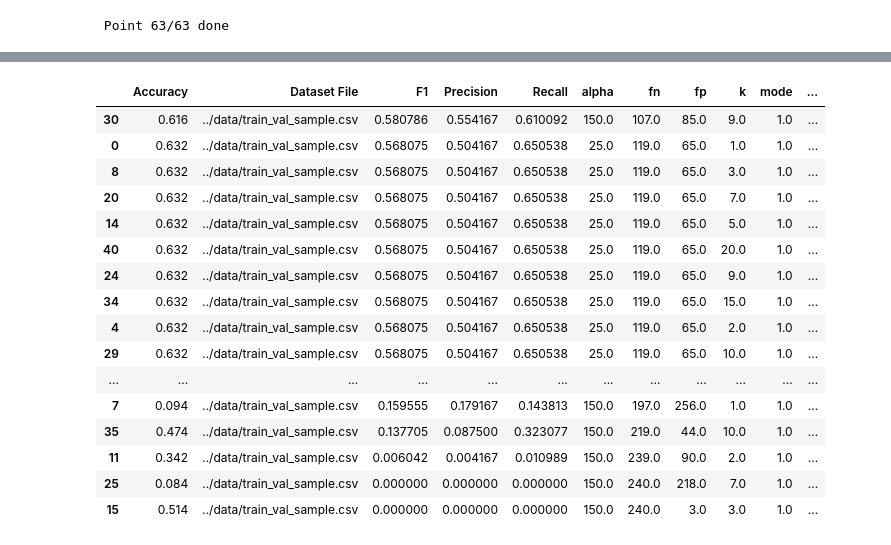
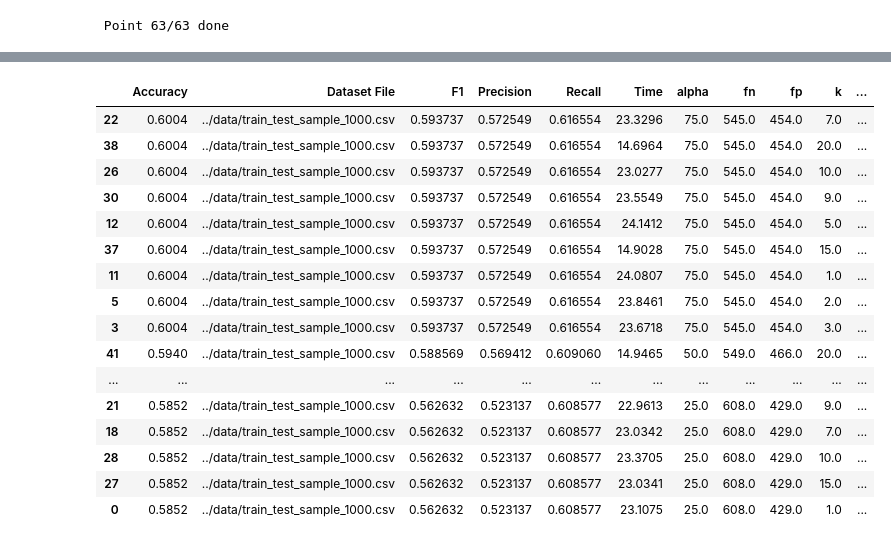
Before and after one commit to Angseton/SentimentAnalysis, a Jupyter notebook: experimentacion/Notebooks/Hyperparameter Tuning.ipynb, the cells around one changed output, grey strips where cells are left out. Drawn from its saved outputs; the diff is of its cells as text; code cells hidden in the pictures.

```diff
--- a/experimentacion/Notebooks/Hyperparameter Tuning.ipynb
+++ b/experimentacion/Notebooks/Hyperparameter Tuning.ipynb
@@ -75,7 +75,7 @@ def run(exc_path, params):
 # %%
 EXEC_PATH = '../executables/tp2'
 param_set = {
-    'dataset': '../data/train_test_sample.csv',
+    'dataset': '../data/train_test_sample_1000.csv',
     'output_file': '../../datos/out.csv',
     'mode': 0,
     'k': 1,
@@ -103,7 +104,7 @@ out
 # %%
 # Correrlo para una grilla chica para ver que pasa con los thresholds
 grid_ranges = {
-    'dataset': ['../data/train_test_sample.csv'],
+    'dataset': ['../data/train_test_sample_1000.csv'],
     'output_file': ['../../datos/out.csv'], # Todavia no hace nada
     'mode': [0],
     'k': [5],
@@ -138,7 +139,7 @@ results_df.head()
 import sys
 from multiprocessing import Pool
 
-def run_grid_in_parallel(grid, n_proc=4):
+def run_grid_in_parallel(grid, n_proc=18):
     """Run a grid on n_proc workers"""
     done, results = 0, []
 
@@ -158,7 +159,7 @@ def run_grid_in_parallel(grid, n_proc=4):
     return pd.DataFrame(results)
 
 grid_ranges = {
-    'dataset': ['../data/train_val_sample.csv'],
+    'dataset': ['../data/train_test_sample_1000.csv'],
     'output_file': ['../../datos/out.csv'], # Todavia no hace nada
     'mode': [0],
     'k': [5],
@@ -188,7 +189,7 @@ def score_metrics(scores, metrics=['Accuracy', 'F1','Precision', 'Recall'], top=
 import sys
 from multiprocessing import Pool
 
-def run_grid_in_parallel(grid, n_proc=4):
+def run_grid_in_parallel(grid, n_proc=18):
     """Run a grid on n_proc workers"""
     done, results = 0, []
 
@@ -208,14 +209,14 @@ def run_grid_in_parallel(grid, n_proc=4):
     return pd.DataFrame(results)
 
 grid_ranges = {
-    'dataset': ['../data/train_val_sample.csv'],
+    'dataset': ['../data/train_test_sample_1000.csv'],
     'output_file': ['../../datos/out.csv'], # Todavia no hace nada
     'mode': [1],
     'k': [1, 2, 3, 5, 7, 9, 10, 15, 20],
     'alpha': [25, 50, 75, 100, 150],
-    'threshold_frecuency_low': [0.01],
+    'threshold_frecuency_low': [0.05],
     'threshold_frecuency_high': [0.99],
 }
 grid = list(build_grid(grid_ranges))
-res = run_grid_in_parallel(grid)
+res_2 = run_grid_in_parallel(grid)
 # %% [output]
@@ -230,20 +224,20 @@ KeyboardInterrupt:
 # %%
-res.sort_values('Precision', ascending=False)
+res_2.sort_values('Precision', ascending=False)
 # %% [output]
-|  | Accuracy | Dataset File | F1 | Precision | Recall | alpha | fn | fp | k | mode | ... |
-| 30 | 0.616 | ../data/train_val_sample.csv | 0.580786 | 0.554167 | 0.610092 | 150.0 | 107.0 | 85.0 | 9.0 | 1.0 | ... |
-| 0 | 0.632 | ../data/train_val_sample.csv | 0.568075 | 0.504167 | 0.650538 | 25.0 | 119.0 | 65.0 | 1.0 | 1.0 | ... |
-| 8 | 0.632 | ../data/train_val_sample.csv | 0.568075 | 0.504167 | 0.650538 | 25.0 | 119.0 | 65.0 | 3.0 | 1.0 | ... |
-| 20 | 0.632 | ../data/train_val_sample.csv | 0.568075 | 0.504167 | 0.650538 | 25.0 | 119.0 | 65.0 | 7.0 | 1.0 | ... |
-| 14 | 0.632 | ../data/train_val_sample.csv | 0.568075 | 0.504167 | 0.650538 | 25.0 | 119.0 | 65.0 | 5.0 | 1.0 | ... |
-| 40 | 0.632 | ../data/train_val_sample.csv | 0.568075 | 0.504167 | 0.650538 | 25.0 | 119.0 | 65.0 | 20.0 | 1.0 | ... |
-| 24 | 0.632 | ../data/train_val_sample.csv | 0.568075 | 0.504167 | 0.650538 | 25.0 | 119.0 | 65.0 | 9.0 | 1.0 | ... |
-| 34 | 0.632 | ../data/train_val_sample.csv | 0.568075 | 0.504167 | 0.650538 | 25.0 | 119.0 | 65.0 | 15.0 | 1.0 | ... |
-| 4 | 0.632 | ../data/train_val_sample.csv | 0.568075 | 0.504167 | 0.650538 | 25.0 | 119.0 | 65.0 | 2.0 | 1.0 | ... |
-| 29 | 0.632 | ../data/train_val_sample.csv | 0.568075 | 0.504167 | 0.650538 | 25.0 | 119.0 | 65.0 | 10.0 | 1.0 | ... |
+|  | Accuracy | Dataset File | F1 | Precision | Recall | Time | alpha | fn | fp | k | ... |
+| 22 | 0.6004 | ../data/train_test_sample_1000.csv | 0.593737 | 0.572549 | 0.616554 | 23.3296 | 75.0 | 545.0 | 454.0 | 7.0 | ... |
+| 38 | 0.6004 | ../data/train_test_sample_1000.csv | 0.593737 | 0.572549 | 0.616554 | 14.6964 | 75.0 | 545.0 | 454.0 | 20.0 | ... |
+| 26 | 0.6004 | ../data/train_test_sample_1000.csv | 0.593737 | 0.572549 | 0.616554 | 23.0277 | 75.0 | 545.0 | 454.0 | 10.0 | ... |
+| 30 | 0.6004 | ../data/train_test_sample_1000.csv | 0.593737 | 0.572549 | 0.616554 | 23.5549 | 75.0 | 545.0 | 454.0 | 9.0 | ... |
+| 12 | 0.6004 | ../data/train_test_sample_1000.csv | 0.593737 | 0.572549 | 0.616554 | 24.1412 | 75.0 | 545.0 | 454.0 | 5.0 | ... |
+| 37 | 0.6004 | ../data/train_test_sample_1000.csv | 0.593737 | 0.572549 | 0.616554 | 14.9028 | 75.0 | 545.0 | 454.0 | 15.0 | ... |
+| 11 | 0.6004 | ../data/train_test_sample_1000.csv | 0.593737 | 0.572549 | 0.616554 | 24.0807 | 75.0 | 545.0 | 454.0 | 1.0 | ... |
+| 5 | 0.6004 | ../data/train_test_sample_1000.csv | 0.593737 | 0.572549 | 0.616554 | 23.8461 | 75.0 | 545.0 | 454.0 | 2.0 | ... |
+| 3 | 0.6004 | ../data/train_test_sample_1000.csv | 0.593737 | 0.572549 | 0.616554 | 23.6718 | 75.0 | 545.0 | 454.0 | 3.0 | ... |
+| 41 | 0.5940 | ../data/train_test_sample_1000.csv | 0.588569 | 0.569412 | 0.609060 | 14.9465 | 50.0 | 549.0 | 466.0 | 20.0 | ... |
 | ... | ... | ... | ... | ... | ... | ... | ... | ... | ... | ... | ... |
-| 7 | 0.094 | ../data/train_val_sample.csv | 0.159555 | 0.179167 | 0.143813 | 150.0 | 197.0 | 256.0 | 1.0 | 1.0 | ... |
-| 35 | 0.474 | ../data/train_val_sample.csv | 0.137705 | 0.087500 | 0.323077 | 150.0 | 219.0 | 44.0 | 10.0 | 1.0 | ... |
-| 11 | 0.342 | ../data/train_val_sample.csv | 0.006042 | 0.004167 | 0.010989 | 150.0 | 239.0 | 90.0 | 2.0 | 1.0 | ... |
-| 25 | 0.084 | ../data/train_val_sample.csv | 0.000000 | 0.000000 | 0.000000 | 150.0 | 240.0 | 218.0 | 7.0 | 1.0 | ... |
-| 15 | 0.514 | ../data/train_val_sample.csv | 0.000000 | 0.000000 | 0.000000 | 150.0 | 240.0 | 3.0 | 3.0 | 1.0 | ... |
+| 21 | 0.5852 | ../data/train_test_sample_1000.csv | 0.562632 | 0.523137 | 0.608577 | 22.9613 | 25.0 | 608.0 | 429.0 | 9.0 | ... |
+| 18 | 0.5852 | ../data/train_test_sample_1000.csv | 0.562632 | 0.523137 | 0.608577 | 23.0342 | 25.0 | 608.0 | 429.0 | 7.0 | ... |
+| 28 | 0.5852 | ../data/train_test_sample_1000.csv | 0.562632 | 0.523137 | 0.608577 | 23.3705 | 25.0 | 608.0 | 429.0 | 10.0 | ... |
+| 27 | 0.5852 | ../data/train_test_sample_1000.csv | 0.562632 | 0.523137 | 0.608577 | 23.0341 | 25.0 | 608.0 | 429.0 | 15.0 | ... |
+| 0 | 0.5852 | ../data/train_test_sample_1000.csv | 0.562632 | 0.523137 | 0.608577 | 23.1075 | 25.0 | 608.0 | 429.0 | 1.0 | ... |
```
Also changed, not shown: parts of 19 cells of this notebook, 11 other files.
